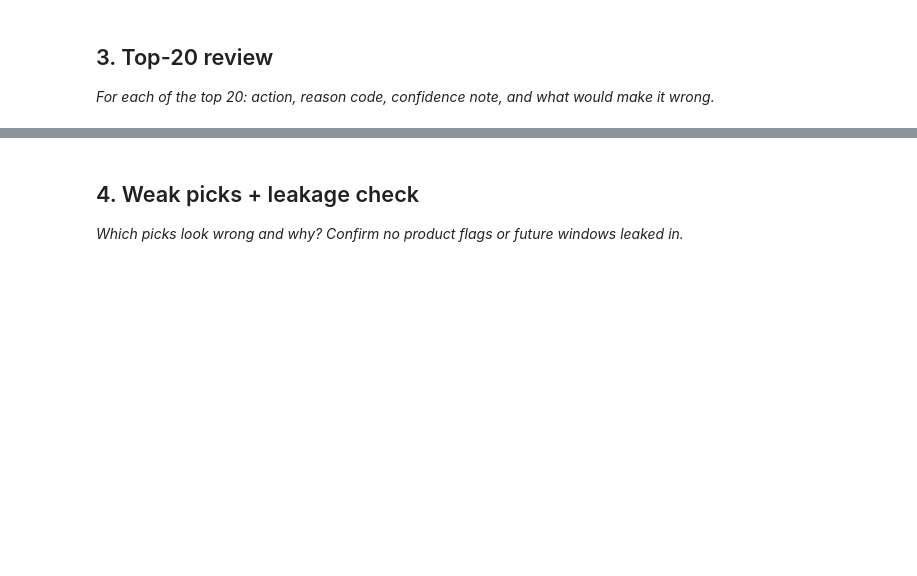
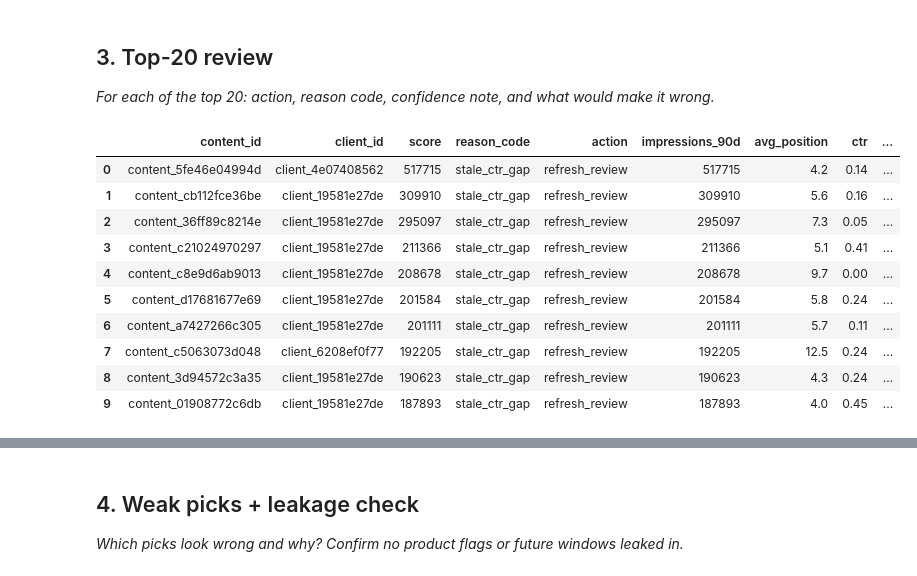
Before and after one commit to MissNaliaka/SEO-Content-Opportunity-Scoring, a Jupyter notebook: work/notebooks/w04_baseline_score.ipynb, the cells around one changed output, grey strips where cells are left out. Cells and saved outputs as stored; diff of their text form; code cells hidden in the pictures; blank space fills up the shorter version.

```diff
--- a/work/notebooks/w04_baseline_score.ipynb
+++ b/work/notebooks/w04_baseline_score.ipynb
@@ -27,3 +139,16 @@ This skeleton is yours to fill. Work the sections **in order** — each one has
 # %%
 # This cell is for CODE (numbers, a query, a check).
 # Write your text answer in the cell ABOVE this one — typing sentences here breaks Run All.
+ranked.head(10)
+# %% [output]
+|  | content_id | client_id | score | reason_code | action | impressions_90d | avg_position | ctr | ... |
+| 0 | content_5fe46e04994d | client_4e07408562 | 517715 | stale_ctr_gap | refresh_review | 517715 | 4.2 | 0.14 | ... |
+| 1 | content_cb112fce36be | client_19581e27de | 309910 | stale_ctr_gap | refresh_review | 309910 | 5.6 | 0.16 | ... |
+| 2 | content_36ff89c8214e | client_19581e27de | 295097 | stale_ctr_gap | refresh_review | 295097 | 7.3 | 0.05 | ... |
+| 3 | content_c21024970297 | client_19581e27de | 211366 | stale_ctr_gap | refresh_review | 211366 | 5.1 | 0.41 | ... |
+| 4 | content_c8e9d6ab9013 | client_19581e27de | 208678 | stale_ctr_gap | refresh_review | 208678 | 9.7 | 0.00 | ... |
+| 5 | content_d17681677e69 | client_19581e27de | 201584 | stale_ctr_gap | refresh_review | 201584 | 5.8 | 0.24 | ... |
+| 6 | content_a7427266c305 | client_19581e27de | 201111 | stale_ctr_gap | refresh_review | 201111 | 5.7 | 0.11 | ... |
+| 7 | content_c5063073d048 | client_6208ef0f77 | 192205 | stale_ctr_gap | refresh_review | 192205 | 12.5 | 0.24 | ... |
+| 8 | content_3d94572c3a35 | client_19581e27de | 190623 | stale_ctr_gap | refresh_review | 190623 | 4.3 | 0.24 | ... |
+| 9 | content_01908772c6db | client_19581e27de | 187893 | stale_ctr_gap | refresh_review | 187893 | 4.0 | 0.45 | ... |
```
Also changed, not shown: parts of 15 cells of this notebook.
